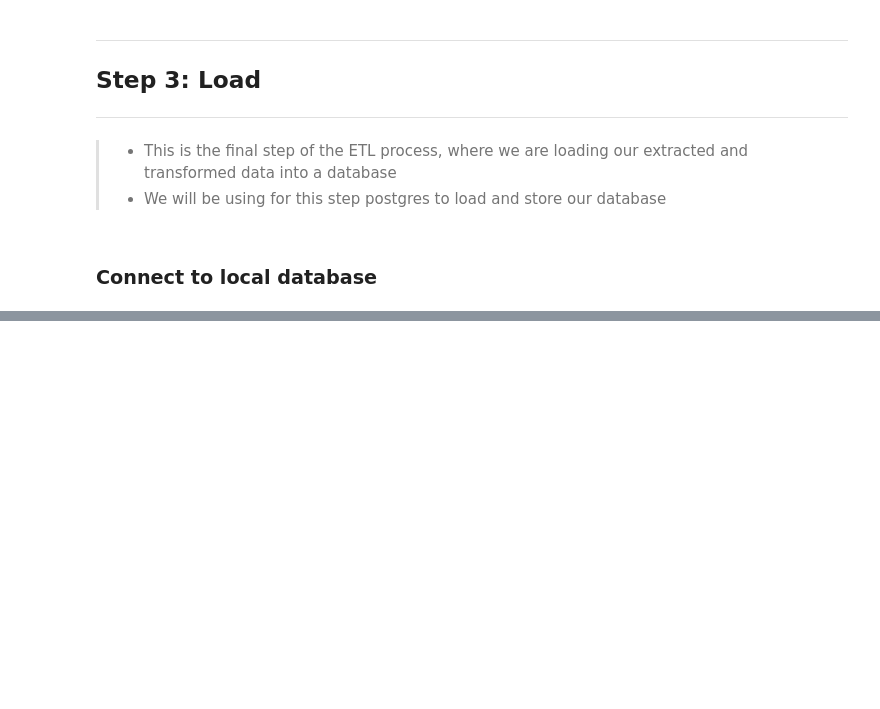
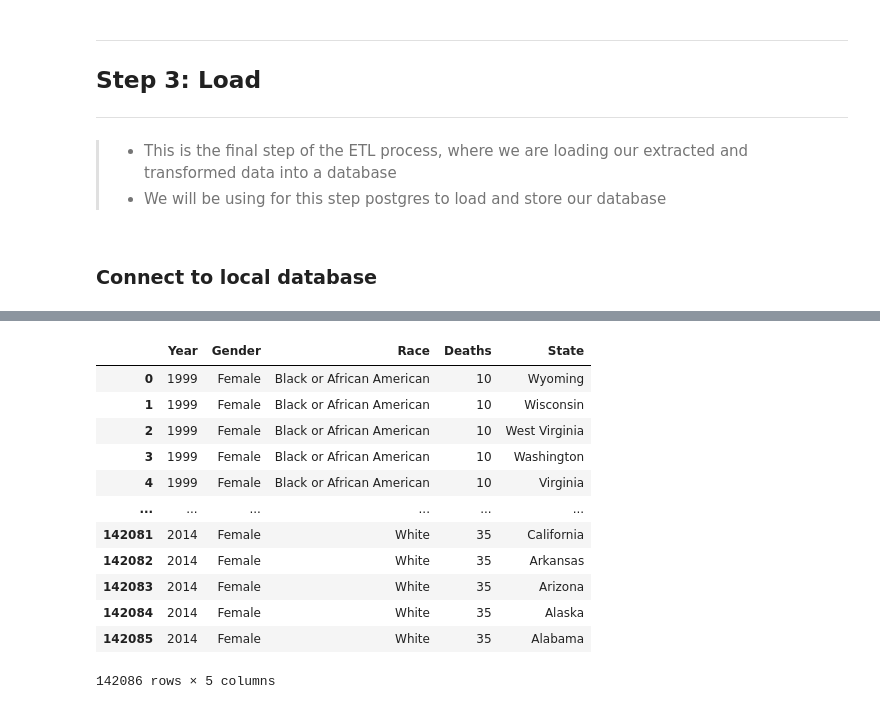
Before and after one commit to Chahnaz-Kbaisi/ETL-Project, a Jupyter notebook: usage_overdose_us.ipynb, the cells around one changed output, grey strips where cells are left out. Cells and saved outputs as stored; diff of their text form; code cells hidden in the pictures; blank space fills up the shorter version.

```diff
--- a/usage_overdose_us.ipynb
+++ b/usage_overdose_us.ipynb
@@ -72,3 +75,7 @@ medication_assisted_treatment.head()
 | 2 | Statewide | 2012 | Buprenorphine | 2099.0 | F | NaN | NaN |
 | 3 | Statewide | 2013 | Buprenorphine | 2129.0 | F | NaN | NaN |
 | 4 | Statewide | 2014 | Buprenorphine | 5000.0 | F | NaN | NaN |
+# %%
+# File 4: Reading in data file to store into Pandas DataFrame:
+opioid_death_df = pd.read_csv("Resources/opioid_death.csv")
+opioid_death_df.head()
@@ -107,3 +121,7 @@ cleaned_workforce_df.head()
 5 rows × 64 columns
 # %%
 # File 3: will drop after selecting columns as it have values that were giving errors if we do at this step.
+# %%
+# File 4: Cleaning dataset and dropping any bad records:
+opioid_death_df =opioid_death_df.dropna(how='any')
+opioid_death_df.head()
@@ -160,3 +185,9 @@ assisted_treatment.head()
 | 2 | Statewide | 2012 | 2099.0 |
 | 3 | Statewide | 2013 | 2129.0 |
 | 4 | Statewide | 2014 | 5000.0 |
+# %%
+# File 4:
+# Filtering dataset by selecting columns needed to answer potential query:
+# Extracting only needed columns:
+opioid_death = opioid_death_df[["State", "Gender", "Race", "Year", "Deaths", "Population"]]
+opioid_death.head()
@@ -296,0 +379,29 @@ engine.table_names()
+# %%
+# Number of death for female vs. male
+female_death = """
+    SELECT op.year AS "Year",
+            op.gender AS "Gender",
+            op.race AS "Race",
+            op.deaths AS "Deaths",
+            od.State AS "State"
+    FROM overdose_death as od
+    LEFT JOIN opioid_death as op
+    ON od.year = op.year
+    WHERE Gender = 'Female';
+"""
+female_death_df = pd.read_sql(female_death, connection)
+female_death_df
+# %% [output]
+|  | Year | Gender | Race | Deaths | State |
+| 0 | 1999 | Female | Black or African American | 10 | Wyoming |
+| 1 | 1999 | Female | Black or African American | 10 | Wisconsin |
+| 2 | 1999 | Female | Black or African American | 10 | West Virginia |
+| 3 | 1999 | Female | Black or African American | 10 | Washington |
+| 4 | 1999 | Female | Black or African American | 10 | Virginia |
+| ... | ... | ... | ... | ... | ... |
+| 142081 | 2014 | Female | White | 35 | California |
+| 142082 | 2014 | Female | White | 35 | Arkansas |
+| 142083 | 2014 | Female | White | 35 | Arizona |
+| 142084 | 2014 | Female | White | 35 | Alaska |
+| 142085 | 2014 | Female | White | 35 | Alabama |
+142086 rows × 5 columns
```
Also changed, not shown: parts of 18 cells of this notebook, 8 other files.
